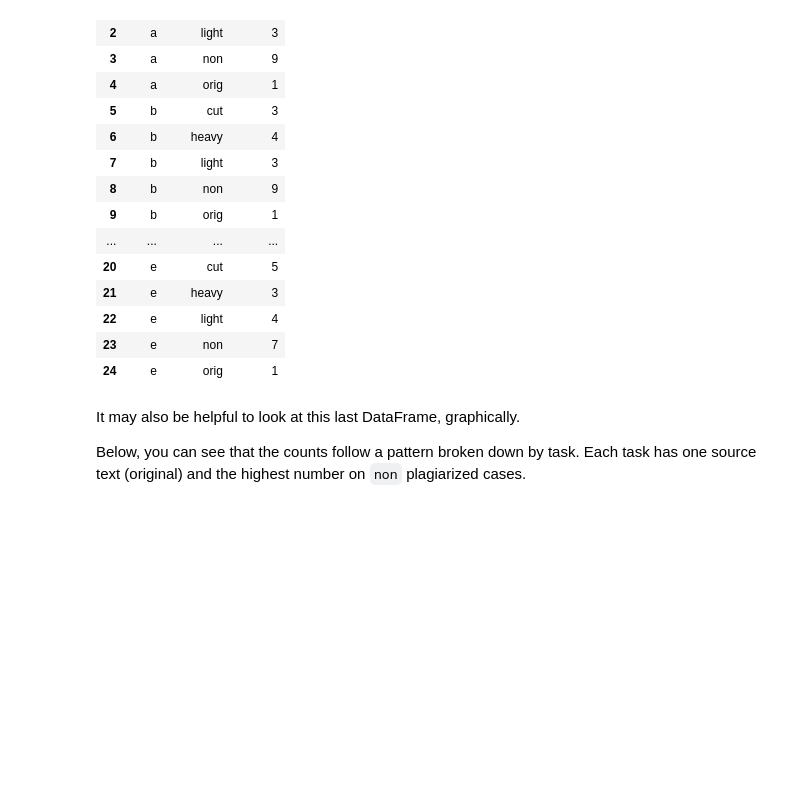
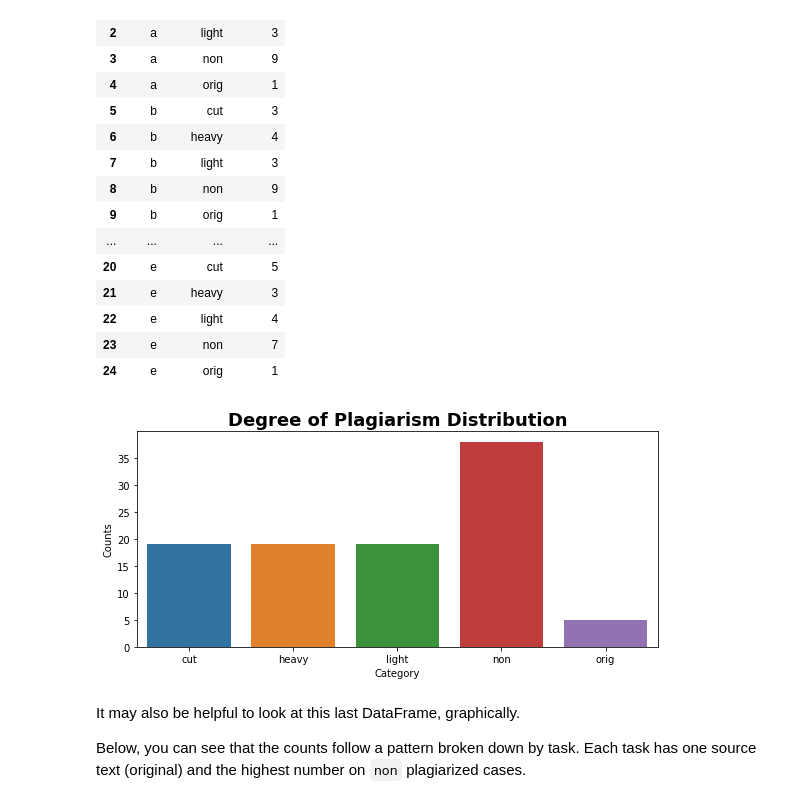
Before and after one commit to Morgan-Sell/plagiarism-detector, a Jupyter notebook: 1_Data_Exploration.ipynb, the cells around one changed output. Saved outputs shown, nothing was run; the diff lists cells and outputs as text; code cells hidden in the pictures; blank space fills up the shorter version.

```diff
--- a/1_Data_Exploration.ipynb
+++ b/1_Data_Exploration.ipynb
@@ -165,3 +169,13 @@ Task & Plagiarism Level Combos :
+# %%
+
+
+fig, ax = plt.subplots(figsize=(8,4))
+ax = sns.barplot(x='Category', y='Counts', data=counts_per_category)
+ax.set_title('Degree of Plagiarism Distribution', fontsize=18, fontweight='bold')
+plt.tight_layout();
+plt.savefig('images/plagiarism_distribution.png')
+# %% [output]
+[figure, added]
 # %% [markdown]
 It may also be helpful to look at this last DataFrame, graphically.
 
```
Also changed, not shown: parts of 2 cells of this notebook, 3 other files.
